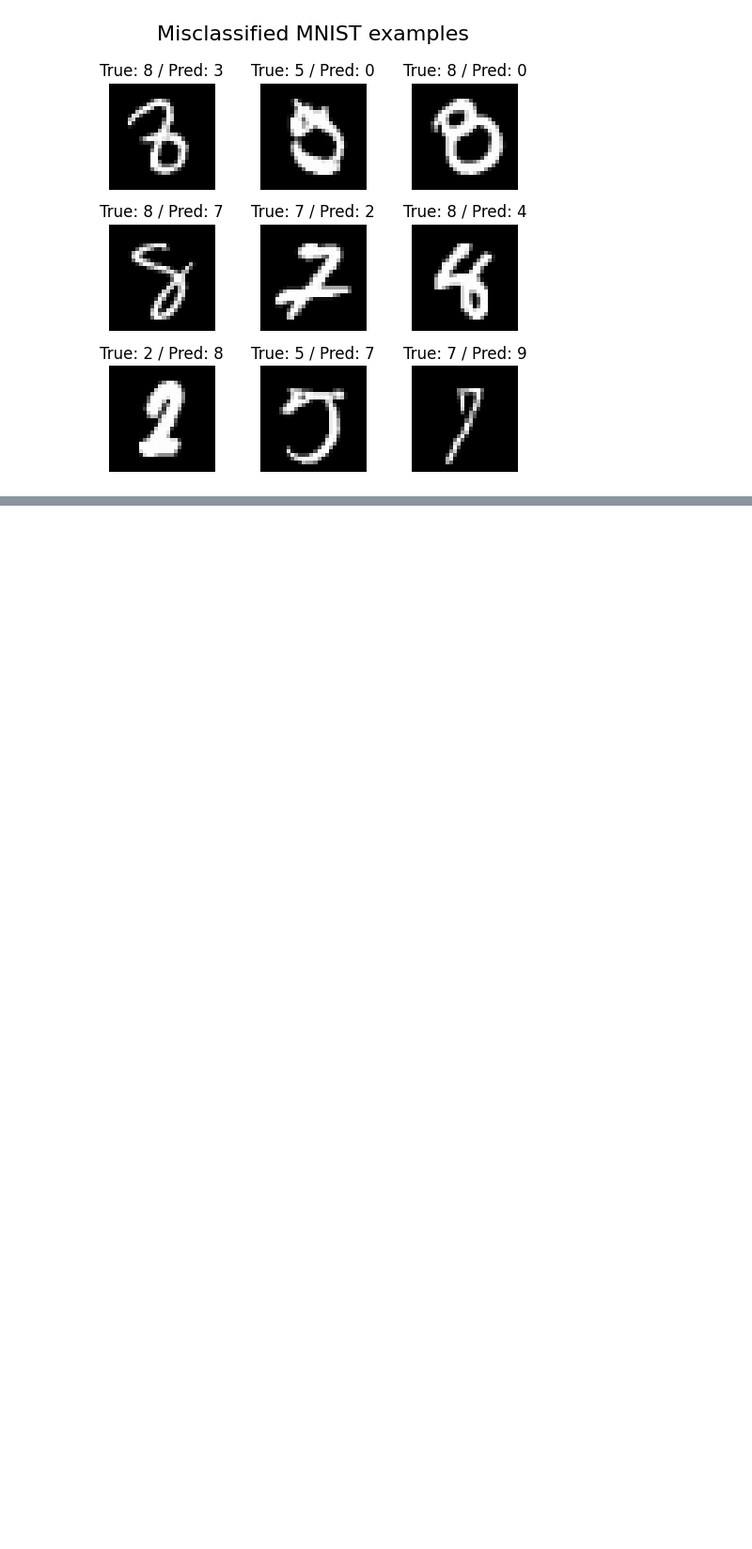
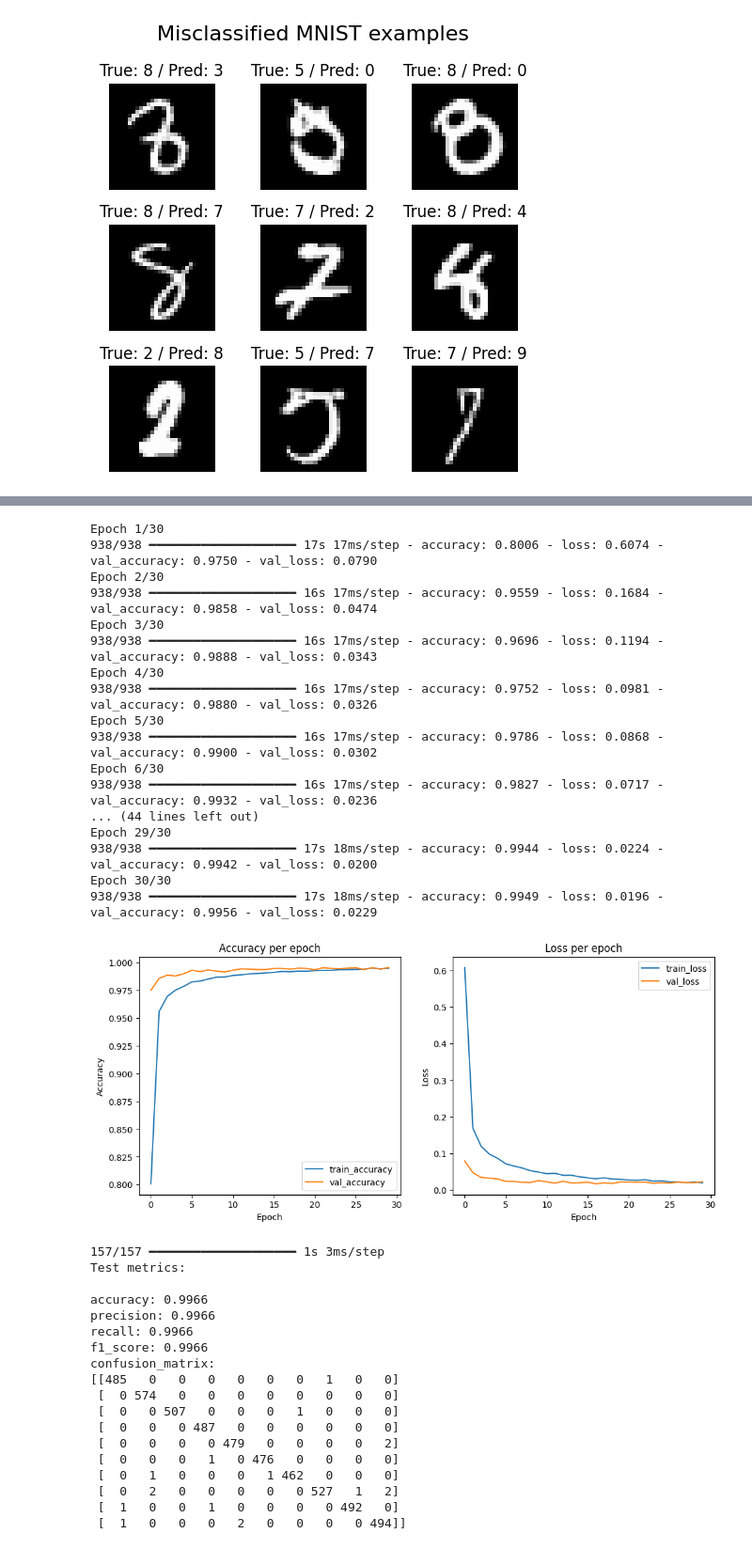
Before and after one commit to nastyapetrunia/data-science-internship-test-tasks, a Jupyter notebook: task1_mnist_image_classification/demo_task1.ipynb, the cells around one changed output, grey strips where cells are left out. Shown: that part at 94% size. Saved outputs shown, nothing was run; the diff lists cells and outputs as text; code cells hidden in the pictures; blank space fills up the shorter version.

```diff
--- a/task1_mnist_image_classification/demo_task1.ipynb
+++ b/task1_mnist_image_classification/demo_task1.ipynb
@@ -485,0 +593,57 @@ plt.show()
+# %%
+cnn_params2 = CNNParams(
+    learning_rate=0.0005,
+    epochs=30,
+    conv_layers= [
+        ConvLayerConfig(filters=32, kernel_size=(3, 3), pool_size=(2, 2)),
+        ConvLayerConfig(filters=64, kernel_size=(3, 3), dropout=0.15, pool_size=(2, 2)),
+        ConvLayerConfig(filters=128, kernel_size=(3, 3), dropout=0.35, pool_size=(2, 2))
+    ],
+    dense_units=[(128, 0.5), (64, 0.5)],
+    batch_size=64)
+
+ffnn_classifier2 = MnistClassifier('cnn', cnn_params2)
+
+ffnn_classifier2.train(X_train_cnn, y_train, X_val_cnn, y_val)
+
+ffnn_classifier2.classifier.plot_history()
+
+metrics_cnn2, y_pred_cnn2 = ffnn_classifier2.evaluate(X_test_cnn, y_test)
+pretty_eval(metrics_cnn2)
+# %% [output]
+Epoch 1/30
+938/938 ━━━━━━━━━━━━━━━━━━━━ 17s 17ms/step - accuracy: 0.8006 - loss: 0.6074 - val_accuracy: 0.9750 - val_loss: 0.0790
+Epoch 2/30
+938/938 ━━━━━━━━━━━━━━━━━━━━ 16s 17ms/step - accuracy: 0.9559 - loss: 0.1684 - val_accuracy: 0.9858 - val_loss: 0.0474
+Epoch 3/30
+938/938 ━━━━━━━━━━━━━━━━━━━━ 16s 17ms/step - accuracy: 0.9696 - loss: 0.1194 - val_accuracy: 0.9888 - val_loss: 0.0343
+Epoch 4/30
+938/938 ━━━━━━━━━━━━━━━━━━━━ 16s 17ms/step - accuracy: 0.9752 - loss: 0.0981 - val_accuracy: 0.9880 - val_loss: 0.0326
+Epoch 5/30
+938/938 ━━━━━━━━━━━━━━━━━━━━ 16s 17ms/step - accuracy: 0.9786 - loss: 0.0868 - val_accuracy: 0.9900 - val_loss: 0.0302
+Epoch 6/30
+938/938 ━━━━━━━━━━━━━━━━━━━━ 16s 17ms/step - accuracy: 0.9827 - loss: 0.0717 - val_accuracy: 0.9932 - val_loss: 0.0236
+... (44 lines left out)
+Epoch 29/30
+938/938 ━━━━━━━━━━━━━━━━━━━━ 17s 18ms/step - accuracy: 0.9944 - loss: 0.0224 - val_accuracy: 0.9942 - val_loss: 0.0200
+Epoch 30/30
+938/938 ━━━━━━━━━━━━━━━━━━━━ 17s 18ms/step - accuracy: 0.9949 - loss: 0.0196 - val_accuracy: 0.9956 - val_loss: 0.0229
+[figure, added]
+157/157 ━━━━━━━━━━━━━━━━━━━━ 1s 3ms/step
+Test metrics:
+
+accuracy: 0.9966
+precision: 0.9966
+recall: 0.9966
+f1_score: 0.9966
+confusion_matrix:
+[[485   0   0   0   0   0   0   1   0   0]
+ [  0 574   0   0   0   0   0   0   0   0]
+ [  0   0 507   0   0   0   1   0   0   0]
+ [  0   0   0 487   0   0   0   0   0   0]
+ [  0   0   0   0 479   0   0   0   0   2]
+ [  0   0   0   1   0 476   0   0   0   0]
+ [  0   1   0   0   0   1 462   0   0   0]
+ [  0   2   0   0   0   0   0 527   1   2]
+ [  1   0   0   1   0   0   0   0 492   0]
+ [  1   0   0   0   2   0   0   0   0 494]]
```
Also changed, not shown: parts of 16 cells of this notebook, 3 other files.
